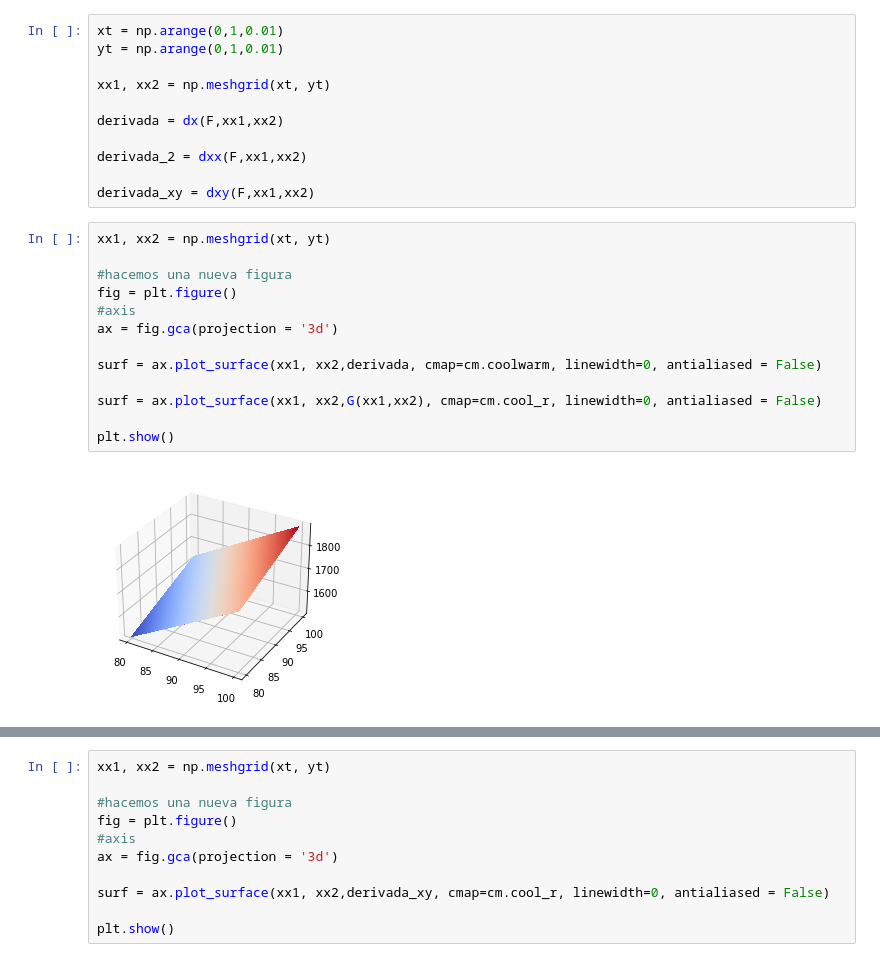
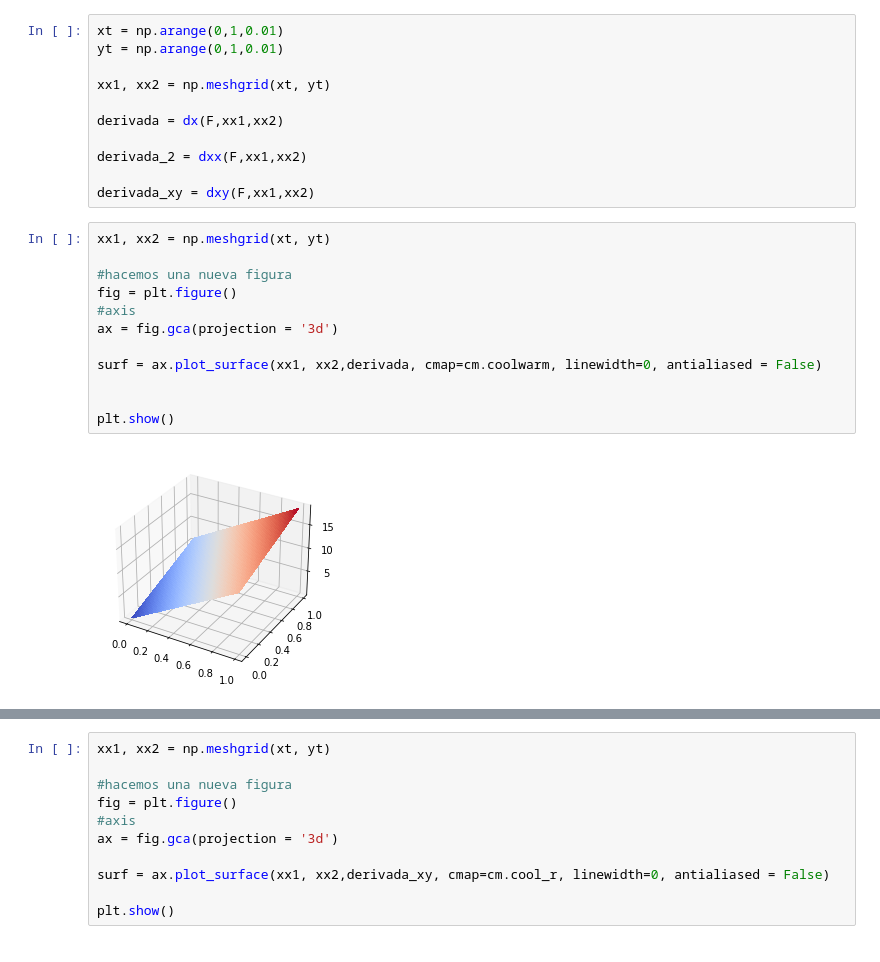
Before and after one commit to IgnacioArellano/Images_processing_using_python, a Jupyter notebook: DerivadaAprox.ipynb, the cells around one changed output, grey strips where cells are left out. Cells and saved outputs as stored; diff of their text form.

```diff
--- a/DerivadaAprox.ipynb
+++ b/DerivadaAprox.ipynb
@@ -56,18 +56,17 @@ derivada_xy = dxy(F,xx1,xx2)
 # %%
 xx1, xx2 = np.meshgrid(xt, yt)
 
 #hacemos una nueva figura
 fig = plt.figure()
 #axis
 ax = fig.gca(projection = '3d')
 
 surf = ax.plot_surface(xx1, xx2,derivada, cmap=cm.coolwarm, linewidth=0, antialiased = False)
 
-surf = ax.plot_surface(xx1, xx2,G(xx1,xx2), cmap=cm.cool_r, linewidth=0, antialiased = False)
 
 plt.show()
 # %% [output]
-[figure, old version]
+[figure, new version]
 # %%
 xx1, xx2 = np.meshgrid(xt, yt)
 
```
Also changed, not shown: parts of 2 cells of this notebook, 1 other file.
